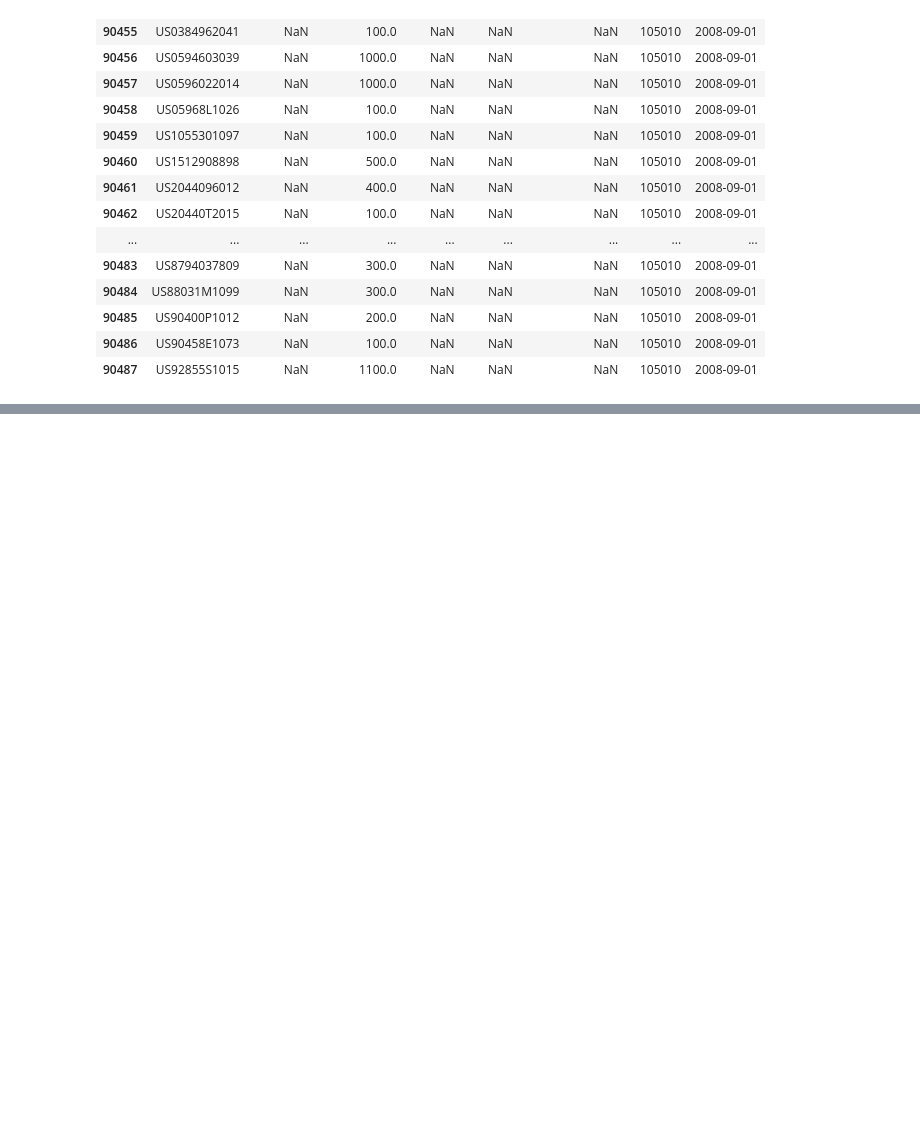
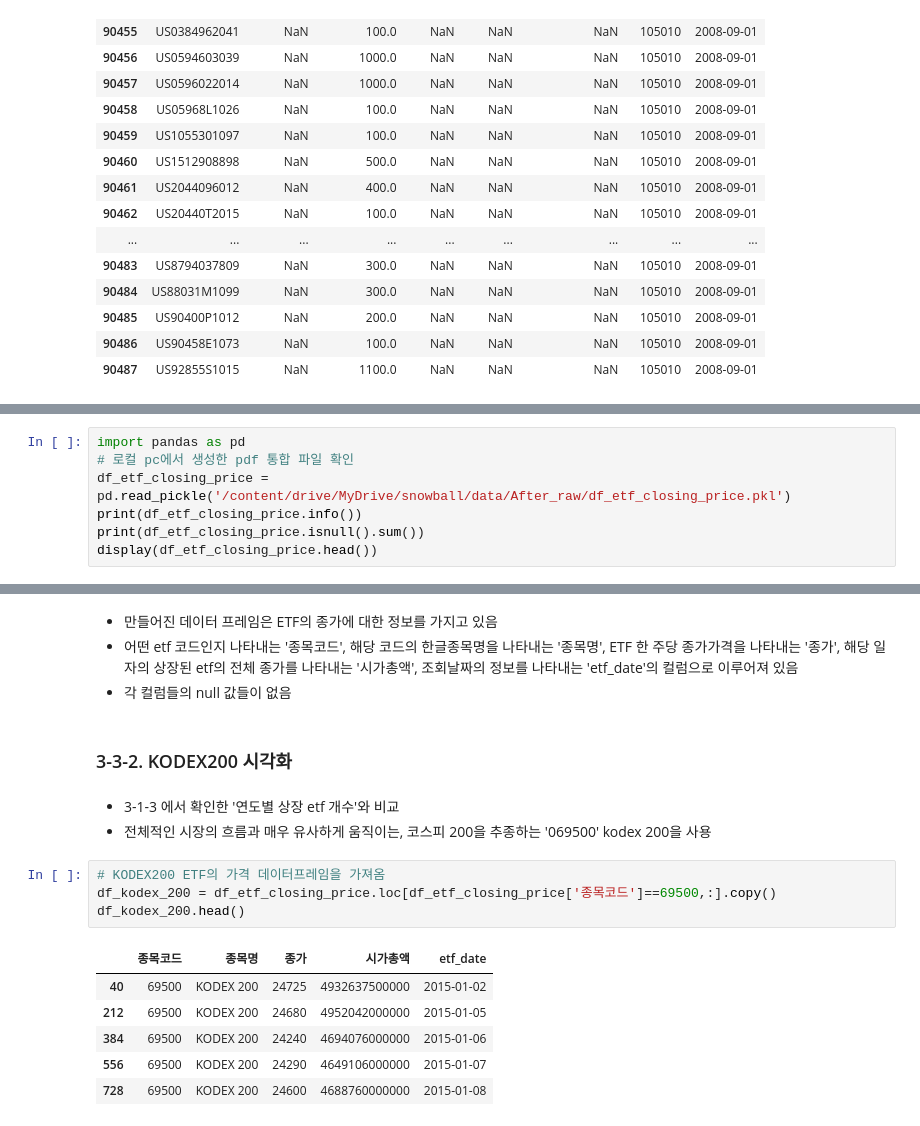
Before and after one commit to Ryong1998/snowball, a Jupyter notebook: 2_Data_Preparation.ipynb, the cells around one changed output, grey strips where cells are left out. Drawn from its saved outputs; the diff is of its cells as text; blank space fills up the shorter version.

```diff
--- a/2_Data_Preparation.ipynb
+++ b/2_Data_Preparation.ipynb
@@ -1624,0 +1617,7 @@ df_pdf_files.loc[df_pdf_files['etf_code']==101280,:]
+# %%
+import pandas as pd
+# 로컬 pc에서 생성한 pdf 통합 파일 확인
+df_etf_closing_price = pd.read_pickle('/content/drive/MyDrive/snowball/data/After_raw/df_etf_closing_price.pkl')
+print(df_etf_closing_price.info())
+print(df_etf_closing_price.isnull().sum())
+display(df_etf_closing_price.head())
@@ -1624,0 +1650,20 @@ df_pdf_files.loc[df_pdf_files['etf_code']==101280,:]
+# %% [markdown]
+- 만들어진 데이터 프레임은 ETF의 종가에 대한 정보를 가지고 있음
+- 어떤 etf 코드인지 나타내는 '종목코드', 해당 코드의 한글종목명을 나타내는 '종목명', ETF 한 주당 종가가격을 나타내는 '종가', 해당 일자의 상장된 etf의 전체 종가를 나타내는 '시가총액', 조회날짜의 정보를 나타내는 'etf_date'의 컬럼으로 이루어져 있음
+- 각 컬럼들의 null 값들이 없음
+# %% [markdown]
+### 3-3-2. KODEX200 시각화
+# %% [markdown]
+- 3-1-3 에서 확인한 '연도별 상장 etf 개수'와 비교
+- 전체적인 시장의 흐름과 매우 유사하게 움직이는, 코스피 200을 추종하는 '069500' kodex 200을 사용
+# %%
+# KODEX200 ETF의 가격 데이터프레임을 가져옴
+df_kodex_200 = df_etf_closing_price.loc[df_etf_closing_price['종목코드']==69500,:].copy()
+df_kodex_200.head()
+# %% [output]
+|  | 종목코드 | 종목명 | 종가 | 시가총액 | etf_date |
+| 40 | 69500 | KODEX 200 | 24725 | 4932637500000 | 2015-01-02 |
+| 212 | 69500 | KODEX 200 | 24680 | 4952042000000 | 2015-01-05 |
+| 384 | 69500 | KODEX 200 | 24240 | 4694076000000 | 2015-01-06 |
+| 556 | 69500 | KODEX 200 | 24290 | 4649106000000 | 2015-01-07 |
+| 728 | 69500 | KODEX 200 | 24600 | 4688760000000 | 2015-01-08 |
```
Also changed, not shown: parts of 32 cells of this notebook.
